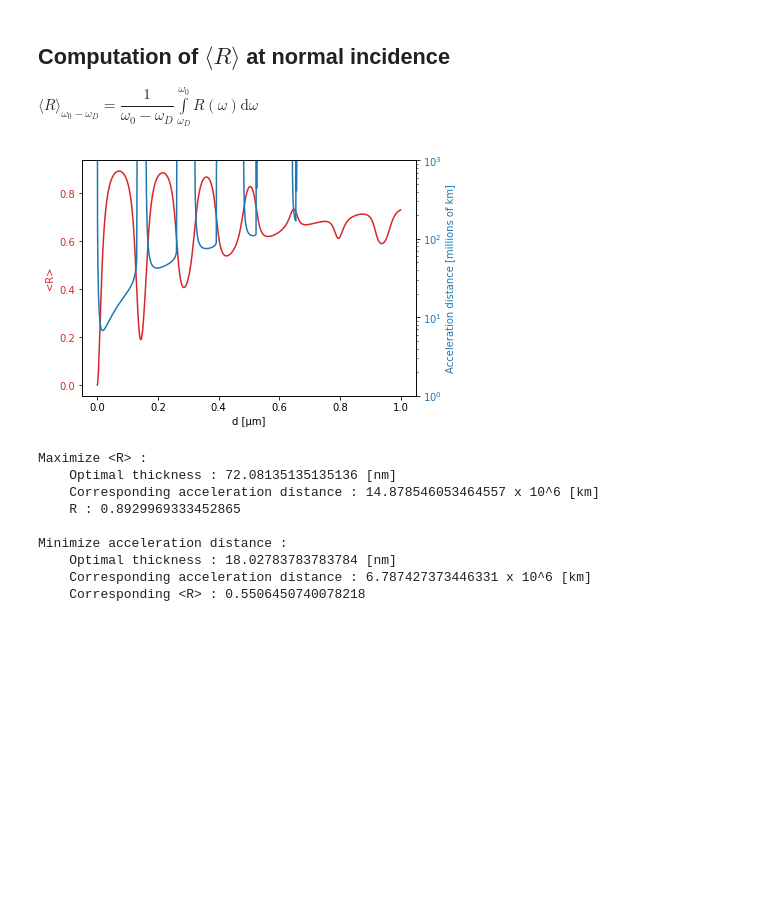
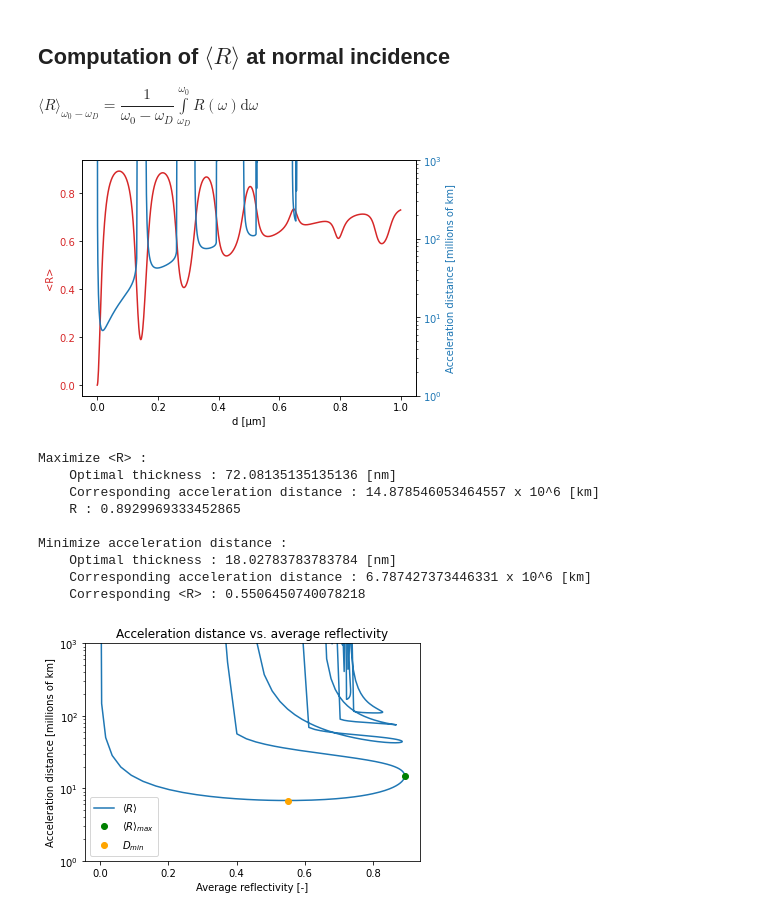
Before and after one commit to idommisse/lmapr2001, a Jupyter notebook: BLOCK2_2.ipynb, the cells around one changed output. Cells and saved outputs as stored; diff of their text form; code cells hidden in the pictures; blank space fills up the shorter version.

```diff
--- a/BLOCK2_2.ipynb
+++ b/BLOCK2_2.ipynb
@@ -11,7 +11,7 @@ import matplotlib.pyplot as plt
 #range de fréquences angulaires [rad/s]
 omegaG = 1.338e15
 #nombre de samples in omega
-n = 1000
+n = 1500
 omega = np.logspace(12,np.log10(omegaG),n)
 
 #ambient air
@@ -500,30 +504,44 @@ ax1.tick_params(axis='y', labelcolor=color)
 ax2 = ax1.twinx()  # instantiate a second axes that shares the same x-axis
 color = 'tab:blue'
 ax2.set_ylabel('Acceleration distance [millions of km]', color=color)  # we already handled the x-label with ax1
 ax2.set_yscale('log')
 ax2.plot(d, accD/1e9, color=color)
 ax2.tick_params(axis='y', labelcolor=color)
 fig.tight_layout()  # otherwise the right y-label is slightly clipped
 ax2.set_ylim(1,1e3)
 plt.show()
 
 print("Maximize <R> : ")
 print("    Optimal thickness : {0} [nm]".format(d[np.argmax(Rmoy)]*1000))
 print("    Corresponding acceleration distance : {0} x 10^6 [km]".format(computeAccD(d[np.argmax(Rmoy)])/1e9))
 print("    R : {0}".format(max(Rmoy)))
 
 print("\nMinimize acceleration distance : ")
 print("    Optimal thickness : {0} [nm]".format(d[np.argmin(accD)]*1000))
 print("    Corresponding acceleration distance : {0} x 10^6 [km]".format(min(accD)/1e9))
 print("    Corresponding <R> : {0} ".format(computeRMoy(d[np.argmin(accD)])))
+
+plt.figure()
+plt.plot(Rmoy,accD/1e9,label=r'$\langle R\rangle$')
+plt.plot(max(Rmoy),computeAccD(d[np.argmax(Rmoy)])/1e9,'o',color='green',label=r'$\langle R\rangle_{max}$')
+plt.plot(computeRMoy(d[np.argmin(accD)]),min(accD)/1e9,'o',color='orange',label=r'$D_{min}$')
+plt.ylabel('Acceleration distance [millions of km]')
+plt.xlabel('Average reflectivity [-]')
+plt.title('Acceleration distance vs. average reflectivity')
+plt.legend()
+plt.ylim(1,1e3)
+plt.yscale('log')
+plt.savefig('lastgraph.png')
+plt.show()
 # %% [output]
 [figure]
 Maximize <R> :
     Optimal thickness : 72.08135135135136 [nm]
     Corresponding acceleration distance : 14.878546053464557 x 10^6 [km]
     R : 0.8929969333452865
 
 Minimize acceleration distance :
     Optimal thickness : 18.02783783783784 [nm]
     Corresponding acceleration distance : 6.787427373446331 x 10^6 [km]
     Corresponding <R> : 0.5506450740078218
+[figure, added]
```
Also changed, not shown: parts of 4 cells of this notebook, 3 other files.
